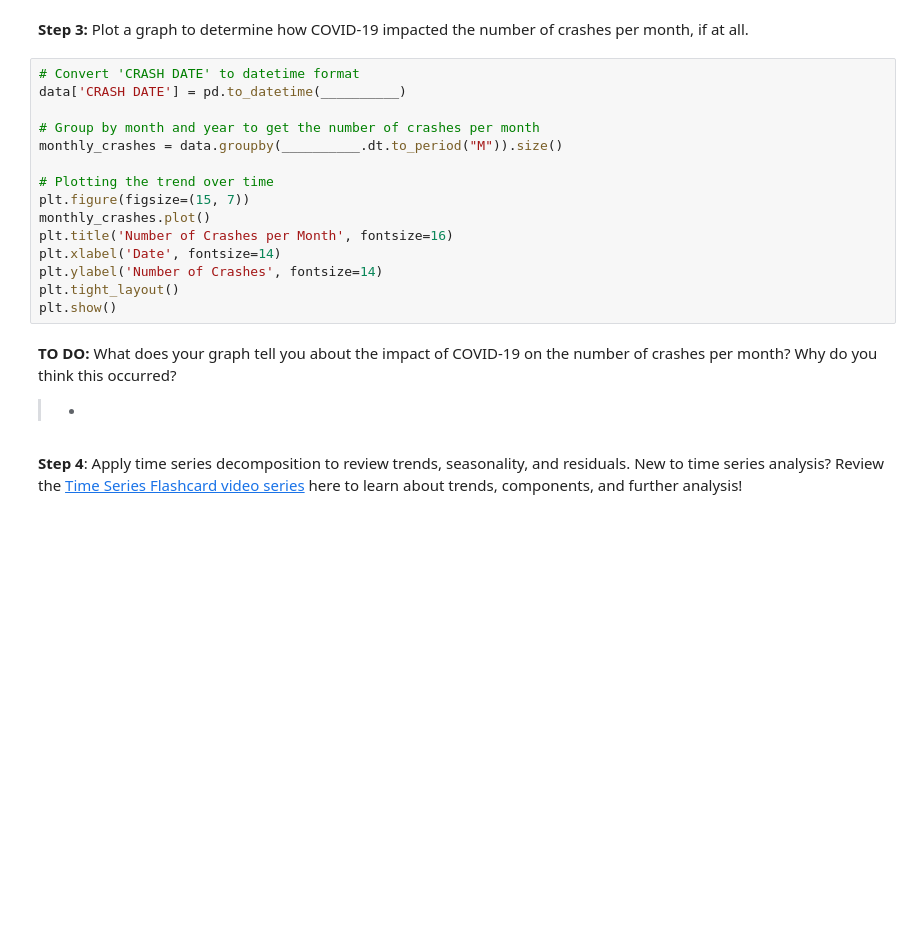
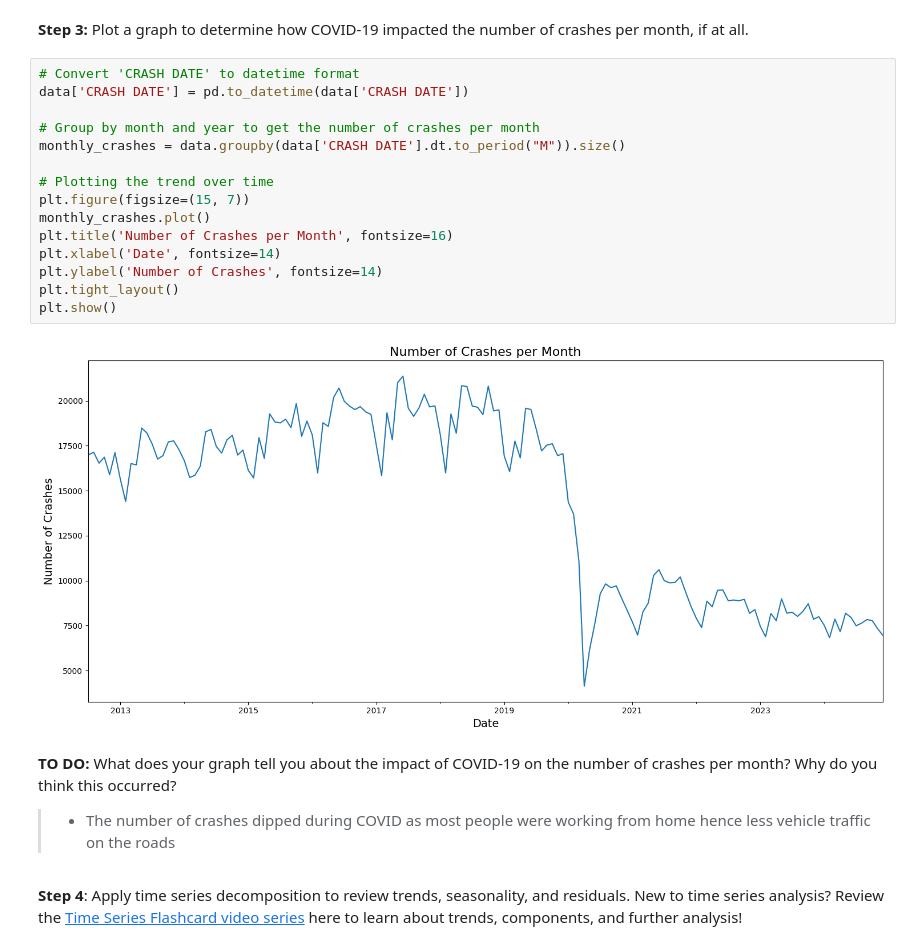
Before and after one commit to nikngeno/tdsp, a Jupyter notebook: Explorer_TDSP_Nicholas_Ngeno.ipynb, the cells around one changed output. Cells and saved outputs as stored; diff of their text form; blank space fills up the shorter version.

```diff
--- a/Explorer_TDSP_Nicholas_Ngeno.ipynb
+++ b/Explorer_TDSP_Nicholas_Ngeno.ipynb
@@ -402,23 +402,25 @@ plt.show()
 Plot a graph to determine how COVID-19 impacted the number of crashes per month, if at all.
 # %%
 # Convert 'CRASH DATE' to datetime format
-data['CRASH DATE'] = pd.to_datetime(__________)
+data['CRASH DATE'] = pd.to_datetime(data['CRASH DATE'])
 
 # Group by month and year to get the number of crashes per month
-monthly_crashes = data.groupby(__________.dt.to_period("M")).size()
+monthly_crashes = data.groupby(data['CRASH DATE'].dt.to_period("M")).size()
 
 # Plotting the trend over time
 plt.figure(figsize=(15, 7))
 monthly_crashes.plot()
 plt.title('Number of Crashes per Month', fontsize=16)
 plt.xlabel('Date', fontsize=14)
 plt.ylabel('Number of Crashes', fontsize=14)
 plt.tight_layout()
 plt.show()
+# %% [output]
+[figure, added]
 # %% [markdown]
 **TO DO:** What does your graph tell you about the impact of COVID-19 on the number of crashes per month? Why do you think this occurred?
 
-> *
+> *  The number of crashes dipped during COVID as most people were working from home hence less vehicle traffic on the roads
 # %% [markdown]
 **Step 4**: Apply time series decomposition to review trends, seasonality, and residuals. New to time series analysis? Review the [Time Series Flashcard video series](https://youtube.com/playlist?list=PLNs9ZO9jGtUAqd0CNKySksPJJaOqYPMvk&feature=shared) here to learn about trends, components, and further analysis!
 # %%
```
Also changed, not shown: parts of 2 cells of this notebook.
